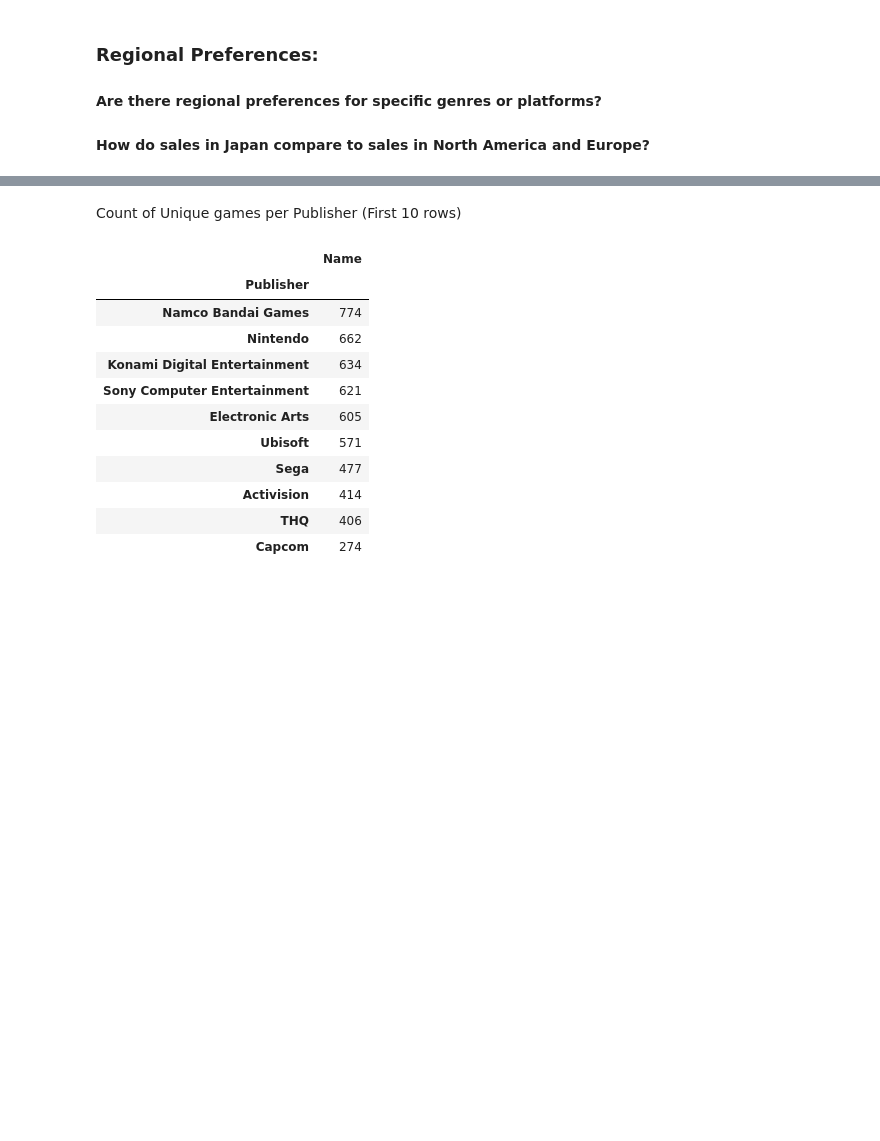
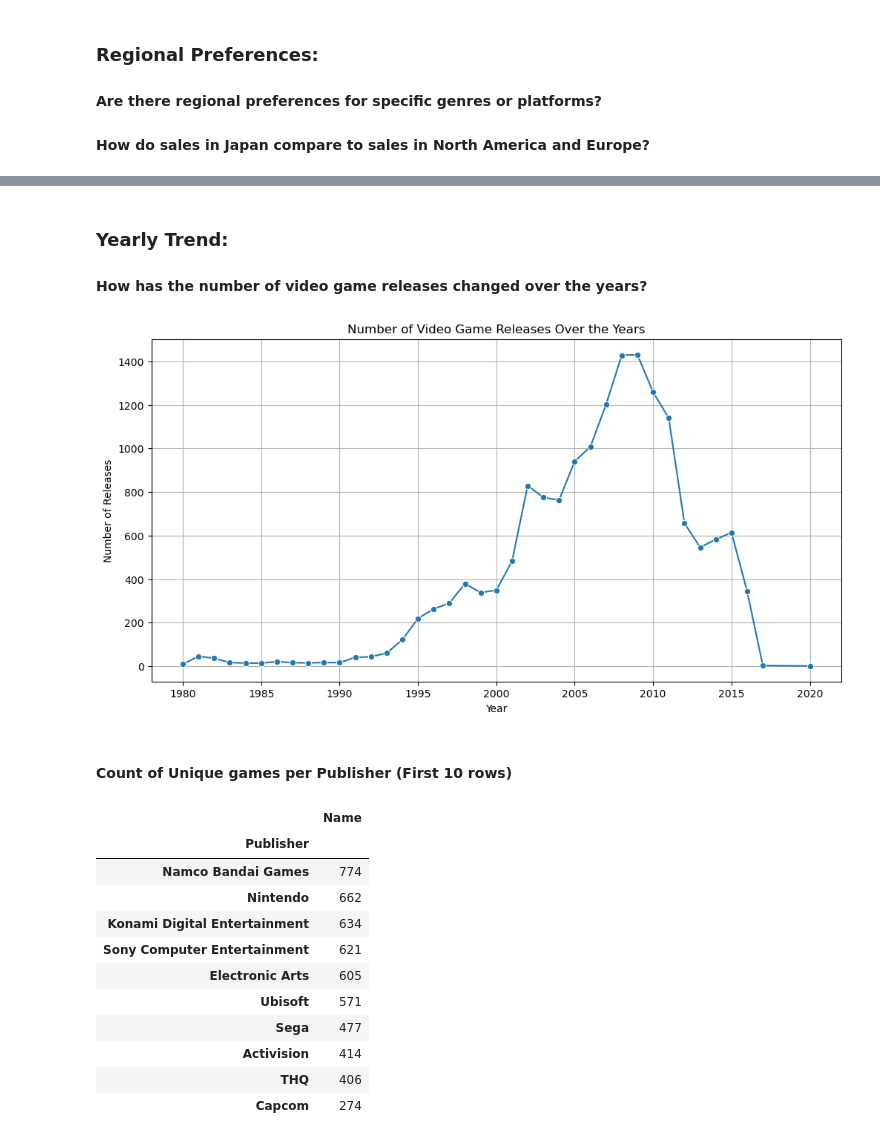
Before and after one commit to Elixir-sir/TASK-INTERN-CAREER, a Jupyter notebook: Vg_Sales_Analysis_notebook.ipynb, the cells around one changed output, grey strips where cells are left out. Cells and saved outputs as stored; diff of their text form; code cells hidden in the pictures; blank space fills up the shorter version.

```diff
--- a/Vg_Sales_Analysis_notebook.ipynb
+++ b/Vg_Sales_Analysis_notebook.ipynb
@@ -245,5 +372,30 @@ print(sales_comparison)
+# %% [markdown]
+### Yearly Trend:
+#### How has the number of video game releases changed over the years?
+# %%
+
+
+
+# Create a new DataFrame for yearly trends
+yearly_trends = vg_sales[['Year', 'Genre', 'Platform']]
+
+# Count the number of video game releases per year
+game_releases_per_year = yearly_trends.groupby('Year').size()
+
+# Plot the yearly trend of video game releases
+plt.figure(figsize=(12, 6))
+sns.lineplot(x=game_releases_per_year.index,
+             y=game_releases_per_year.values,
+             marker='o')
+plt.title('Number of Video Game Releases Over the Years')
+plt.xlabel('Year')
+plt.ylabel('Number of Releases')
+plt.grid(True)
+plt.show()
+# %% [output]
+[figure, added]
 # %% [markdown]
-Count of Unique games per Publisher (First 10 rows)
+#### Count of Unique games per Publisher (First 10 rows)
 # %%
 vg_sales.groupby('Publisher')[['Name'
                            ]].nunique().sort_values(by='Name',
```
Also changed, not shown: parts of 16 cells of this notebook.
